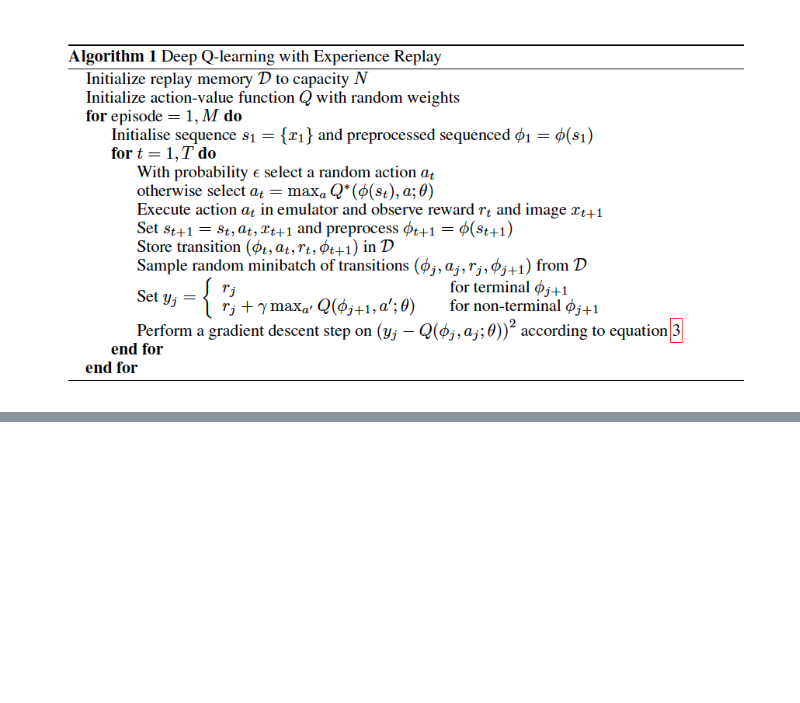
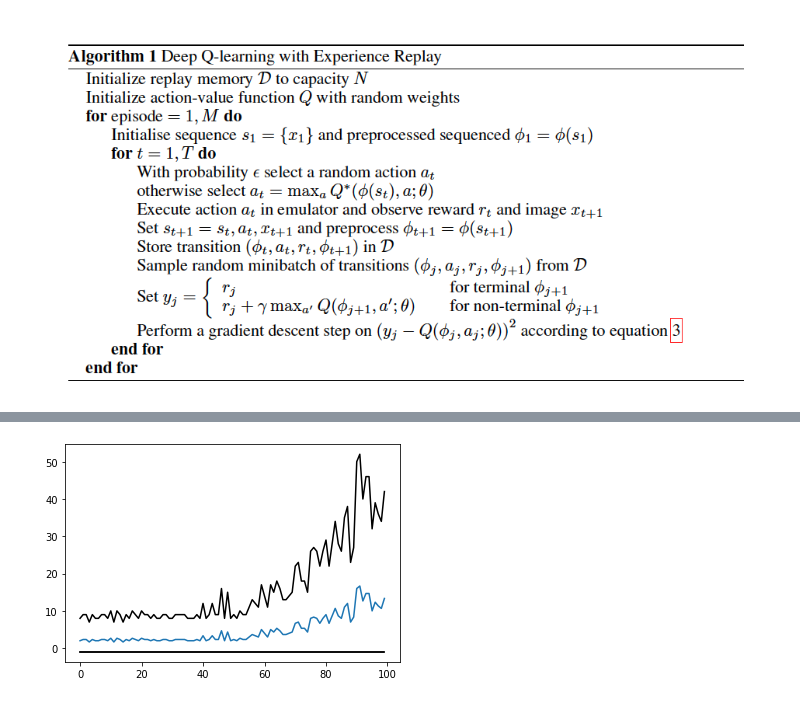
Before and after one commit to andrebeu/gymRL, a Jupyter notebook: dqn-cart.ipynb, the cells around one changed output, grey strips where cells are left out. Drawn from its saved outputs; the diff is of its cells as text; code cells hidden in the pictures; blank space fills up the shorter version.

Commit message:
worst and best case seed

```diff
--- a/dqn-cart.ipynb
+++ b/dqn-cart.ipynb
@@ -45,6 +35,7 @@ def experiment(nseeds,neps, policy='argmax',buff='rand'):
   """
   for s in range(ns):
     np.random.seed(s)
+    tr.manual_seed(s)
     agent = DQN()
     task = Task()
     buffer = Buffer()
@@ -54,10 +45,9 @@ def experiment(nseeds,neps, policy='argmax',buff='rand'):
         eps = 0.9
     elif policy=='rand':
         eps = 0
-    pi = lambda x_t: argmax_policy(agent,x_t,epsilon=eps)
     for e in range(neps):
         # sample from environment
-        episode = task.play(pi)
+        episode = task.play(agent.argmax_policy_fn(eps))
         # record episode
 #         buffer.record(episode)
         # sample buffer
@@ -69,8 +59,7 @@ def experiment(nseeds,neps, policy='argmax',buff='rand'):
         metric[s,e] = np.sum(exp['reward'])
   return metric
 # %%
-ns,ni=3,1000
+# effet of buffer
+ns,ni=3,100
 metric = experiment(ns,ni,buff='ep',policy='argmax')
-M = metric.mean(0)
-plt.plot(M)
-plt.ylim(0,150)
+metric.shape
@@ -76,0 +88,10 @@ plt.ylim(0,150)
+# %%
+# worst and best case
+ax = plt.gca()
+M = metric.mean(0)
+S = metric.std(0)/np.sqrt(ns)
+ax.plot(M)
+for smet in metric:
+  ax.plot(smet,c='k')
+# %% [output]
+[figure, added]
```
Also changed, not shown: parts of 8 cells of this notebook, 1 other file.
